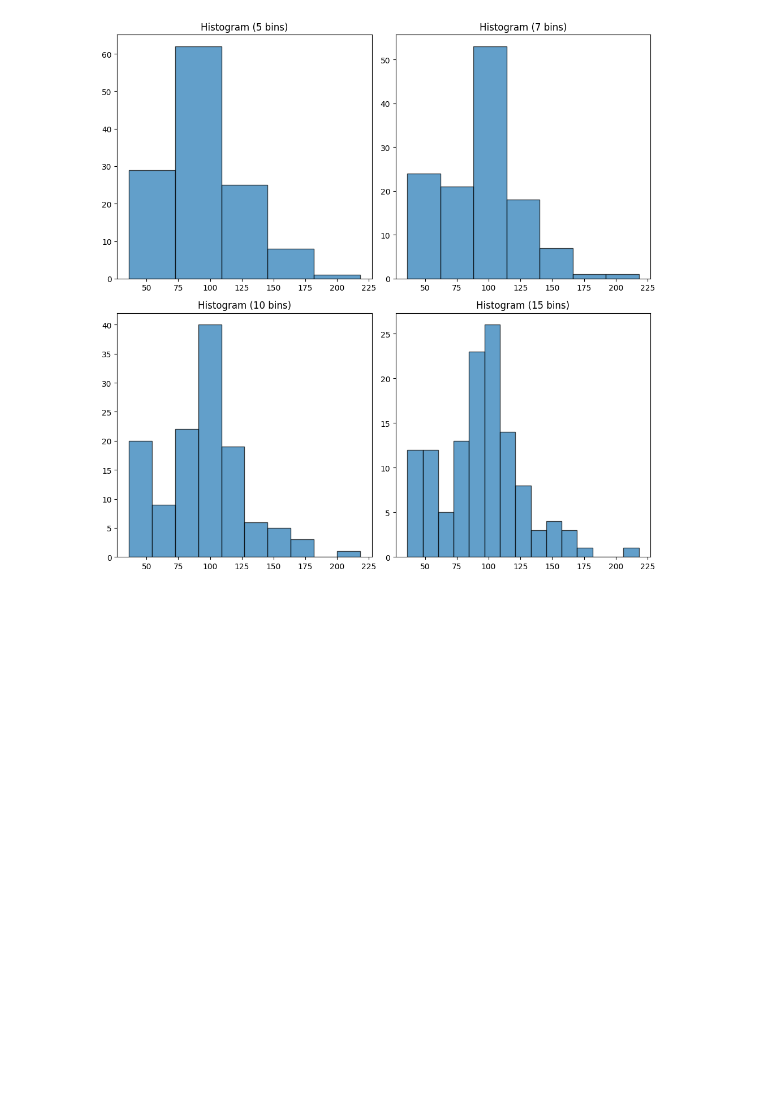
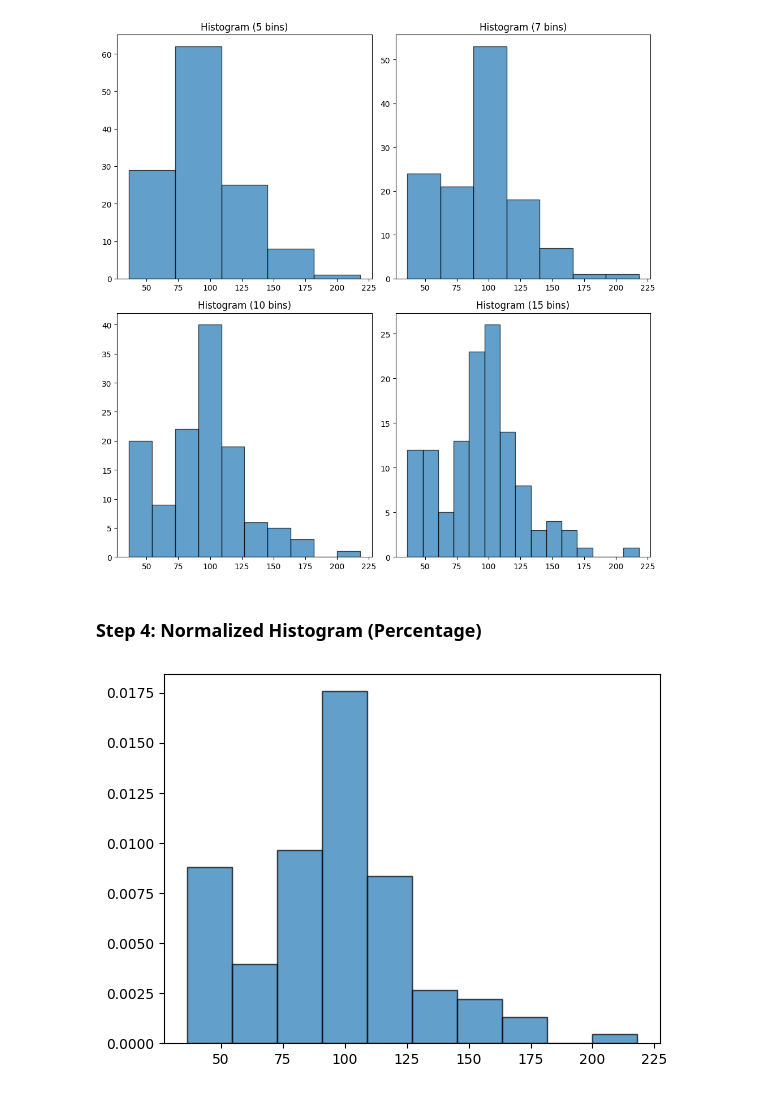
Before and after one commit to sandeept252/Geostatistics, a Jupyter notebook: CROATRAD.ipynb, the cells around one changed output. Cells and saved outputs as stored; diff of their text form; code cells hidden in the pictures; blank space fills up the shorter version.

```diff
--- a/CROATRAD.ipynb
+++ b/CROATRAD.ipynb
@@ -143,3 +178,11 @@ plt.tight_layout()
 plt.show()
 # %% [output]
 [figure]
+# %% [markdown]
+### Step 4: Normalized Histogram (Percentage)
+# %%
+plt.hist(df["Total"], bins = 10, density = True, edgecolor = "black", alpha = 0.7)
+
+plt.show()
+# %% [output]
+[figure, added]
```
Also changed, not shown: parts of 8 cells of this notebook, 2 other files.
